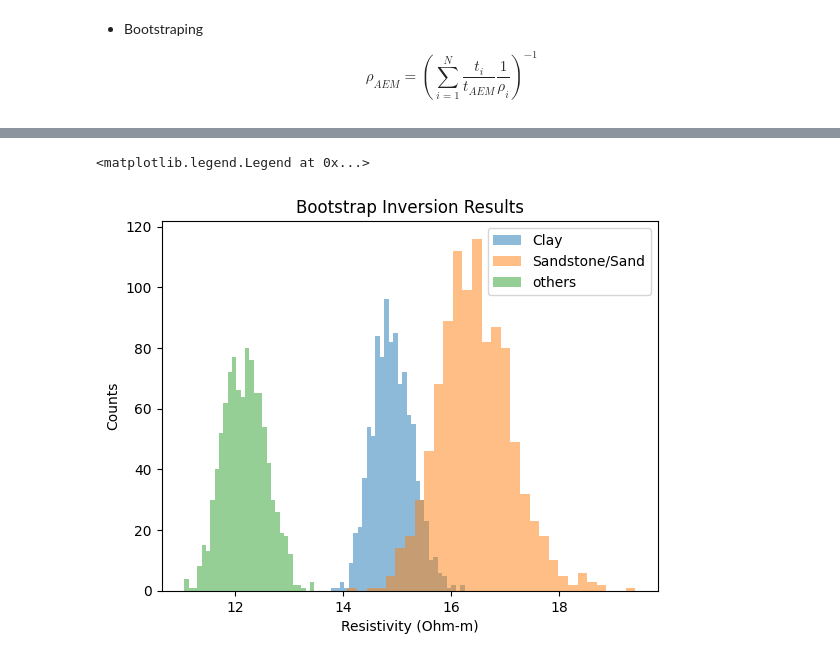
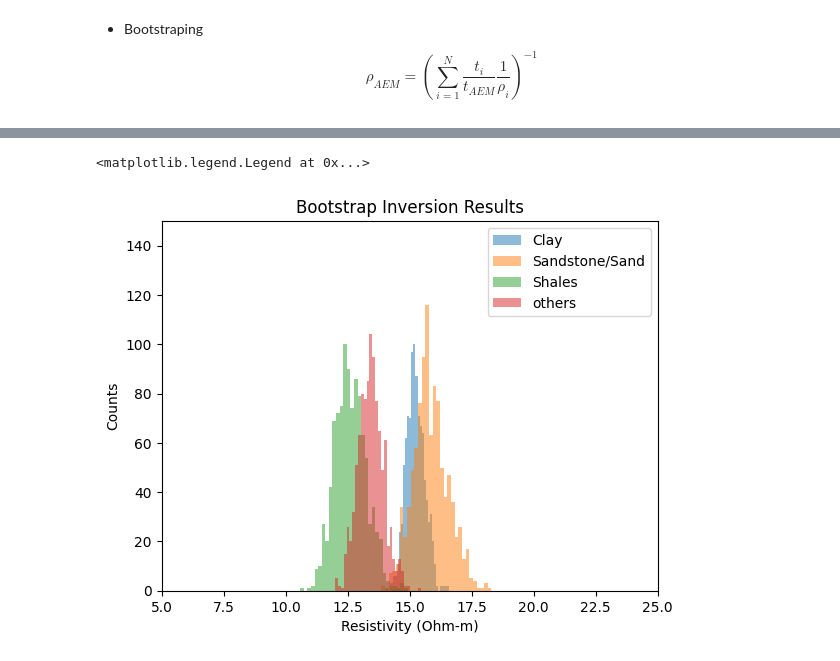
Before and after one commit to emgeolab/alberta_atem, a Jupyter notebook: notebooks/well_analysis.ipynb, the cells around one changed output, grey strips where cells are left out. Drawn from its saved outputs; the diff is of its cells as text; code cells hidden in the pictures.

Commit message:
Bootstrapping w/ DOI

```diff
--- a/notebooks/well_analysis.ipynb
+++ b/notebooks/well_analysis.ipynb
@@ -955,0 +1179,7 @@ Name: x_wgs84, Length: 561475, dtype: float64
+# %%
+candidate_indices = []
+for well_index in range(len(well_df)):
+    candidate_idx = find_colocate_idx(well_index, max_dist=500)
+    if candidate_idx is not None:
+        candidate_indices.append(candidate_idx)
+print(f"Found {len(candidate_indices)} / {len(well_df)} candidate wells within 500m of ATEM data.")
@@ -973,6 +1205,13 @@ def sync_atem_litho_layer(well_index):
     target = well_df.iloc[well_index]
     x = nearest_resistivity_at_xy(target["x"], target["y"])
 
+    mask = (np.abs(doi_df["x_wgs84"].to_numpy(dtype=float) == x["x_wgs84"])) & (np.abs(doi_df["y_wgs84"].to_numpy(dtype=float) == x["y_wgs84"]) )
+    if mask.sum() == 0:
+        mask = (np.abs(doi_df["x_wgs84"].to_numpy(dtype=float) - x["x_wgs84"]) < 50) & (np.abs(doi_df["y_wgs84"].to_numpy(dtype=float) - x["y_wgs84"]) < 50)
+        doi_idx = np.min(doi_df.to_numpy(dtype=int)[mask],axis=0)[-1]
+    else:
+        doi_idx = doi_df.to_numpy(dtype=int)[mask][0][-1]
+
     if target["well_type"] == "WaterWell":
         mask = wl_df["name"] == float(target["well_id"])
         log_data = wl_df.loc[mask]
@@ -983,6 +1222,7 @@ def sync_atem_litho_layer(well_index):
     log_top = log_data["top_m"].to_numpy(dtype=float)
     log_bot = log_data["bottom_m"].to_numpy(dtype=float)
     log_litho = log_data["litho"].to_numpy(dtype=str)
+
 
     valid_logs = (
         np.isfinite(log_top)
@@ -1007,16 +1247,18 @@ def sync_atem_litho_layer(well_index):
 
     covered_layers = np.any(overlap > 0.0, axis=1)
     if not np.any(covered_layers):
-        return np.empty((0, 3), dtype=float), np.empty((0,), dtype=float)
+        return np.empty((0, 4), dtype=float), np.empty((0,), dtype=float)
 
     last_layer = np.flatnonzero(covered_layers)[-1] + 1
+    last_layer = min(last_layer, doi_idx)
     overlap = overlap[:last_layer]
     thickness_aem = thickness_aem[:last_layer]
 
-    A = np.zeros((last_layer, 3), dtype=float)
-    for column, lithology in enumerate(("sg", "clay", "others")):
+    A = np.zeros((last_layer, 4), dtype=float)
+    for column, lithology in enumerate(("sg", "clay", "shale", "others")):
         A[:, column] = overlap[:, log_litho == lithology].sum(axis=1)
     A /= thickness_aem[:, None]
+
 
     return A, 1/x["resistivity"][:last_layer]
 
@@ -1026,6 +1268,7 @@ def calculate_linear_equation(A, b):
     if (A).shape[0] != b.shape[0]:
         raise ValueError("The number of rows in A must match the number of elements in b.")
     plt.imshow(A.T@A, cmap='viridis', interpolation='nearest')
+    plt.colorbar(label='Value')
     plt.show()
     x_sol, residuals, rank, s = np.linalg.lstsq(A, b, rcond=None)
     return x_sol
@@ -1032,8 +1291,17 @@ def calculate_linear_equation(A, b):
 # %%
+A_avg = []
+b_avg = []
 A_joint = []
 b_joint = []
 
-for idx in range(len(well_df)):
+for idx in candidate_indices:
     A,b = sync_atem_litho_layer(idx)
-    A_joint.append(A)
-    b_joint.append(b)
+    if len(A) == 0 or len(b) == 0:
+        continue
+    else:
+        avg_fraction = (np.mean(A, axis=0))
+        avg_resistivity = (np.mean(1/b))
+        A_avg.append(avg_fraction)
+        b_avg.append(avg_resistivity)
+        A_joint.append(A)
+        b_joint.append(b)
@@ -1089,15 +1367,17 @@ Minimum resistivity: 11.06 Ohm-m
 # %%
 plt.hist(bootstrap_res[:, 1], bins=30, alpha=0.5, label='Clay')
 plt.hist(bootstrap_res[:, 0], bins=30, alpha=0.5, label='Sandstone/Sand')
-plt.hist(bootstrap_res[:, 2], bins=30, alpha=0.5, label='others')
-# plt.xlim(10, 25)
+plt.hist(bootstrap_res[:, 2], bins=30, alpha=0.5, label='Shales')
+plt.hist(bootstrap_res[:, 3], bins=30, alpha=0.5, label='others')
+plt.xlim(5, 25)
+plt.ylim(0, 150)
 plt.xlabel('Resistivity (Ohm-m)')
 plt.ylabel('Counts')
 plt.title('Bootstrap Inversion Results')
 plt.legend()
 # %% [output]
 <matplotlib.legend.Legend at 0x...>
-[figure, old version]
+[figure, new version]
 # %%
 # def calculate_aem_pixel_rho(depth:list, resistivity:list)->float:
 #     if len(depth) != len(resistivity) + 1:
```
Also changed, not shown: parts of 31 cells of this notebook, 16 other files.
